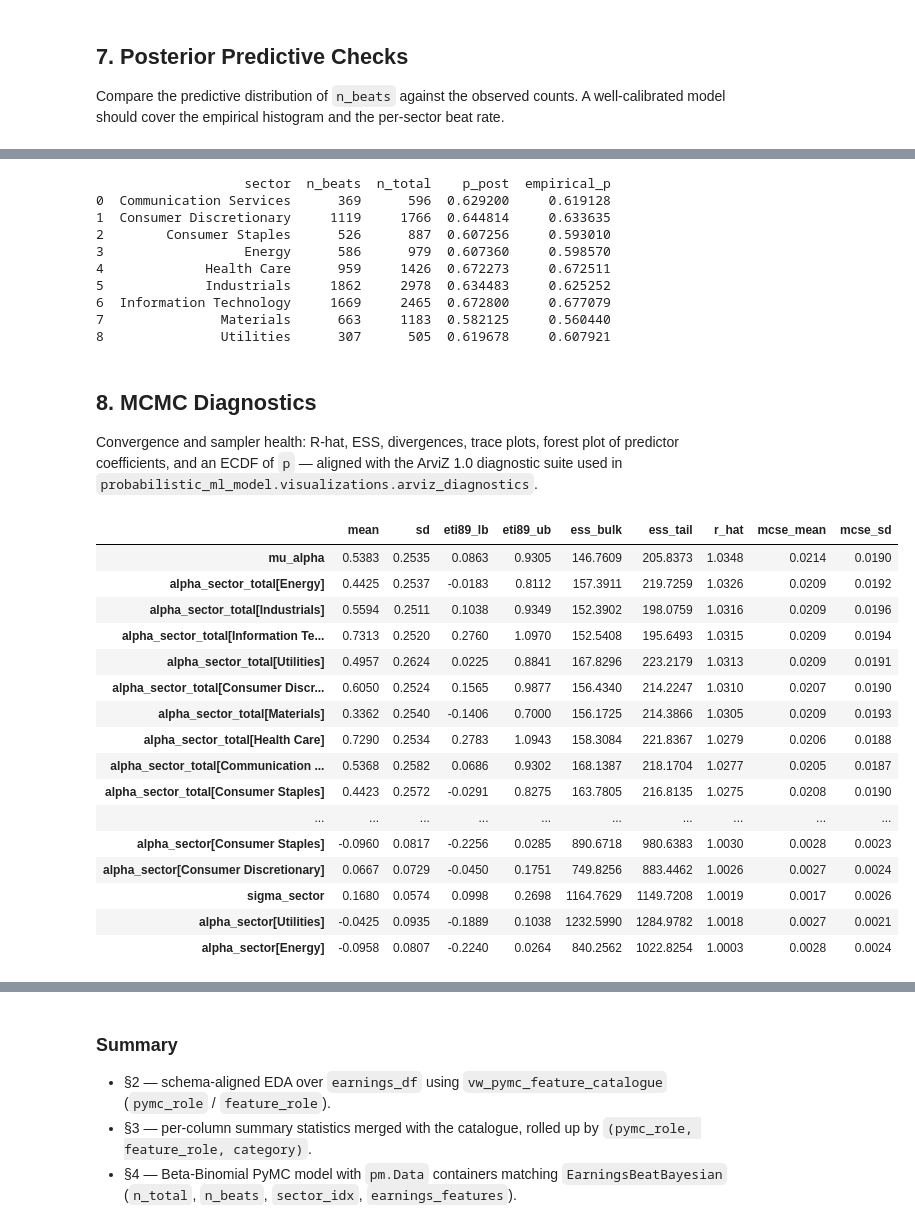
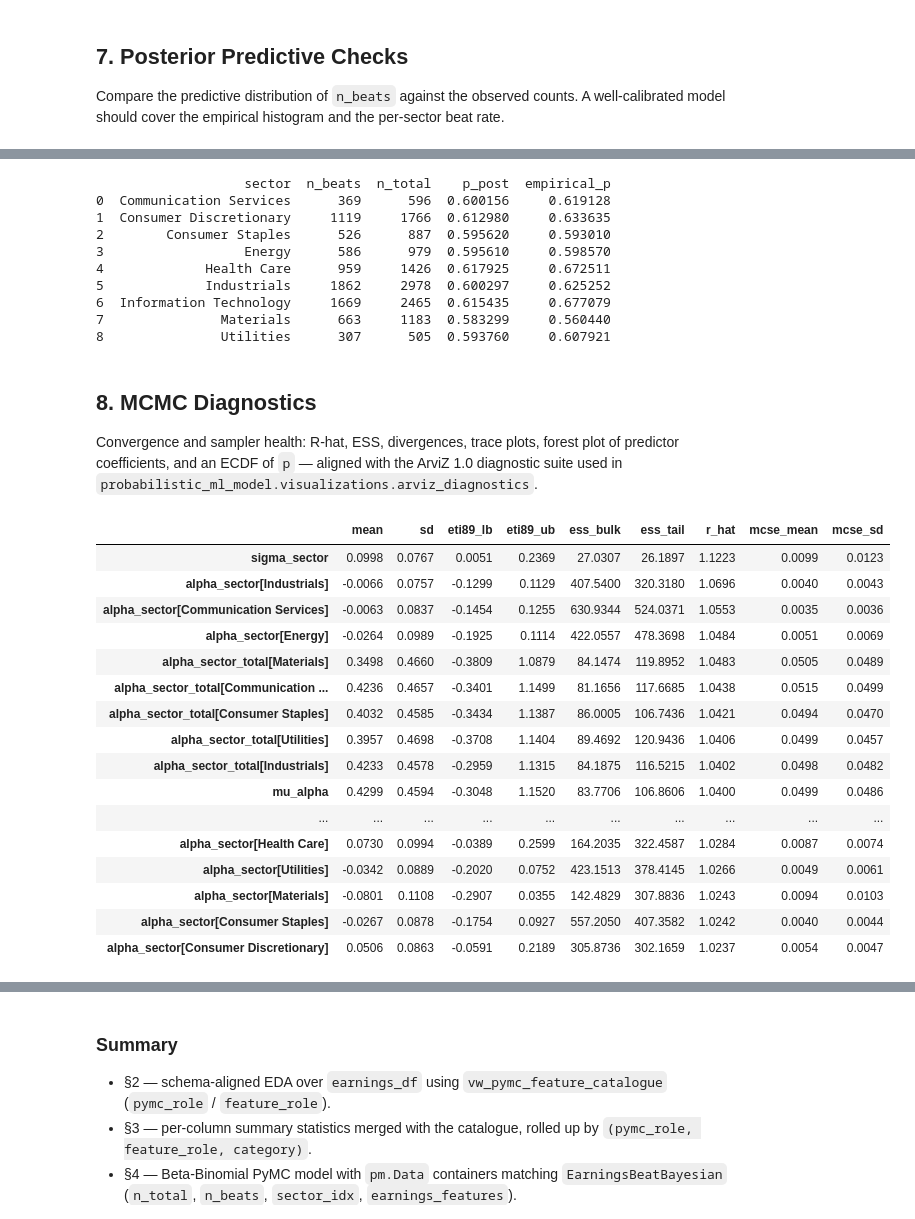
Before and after one commit to Kabenge42/PML_Finance_Project, a Jupyter notebook: pymc_earnings_beat.ipynb, the cells around one changed output, grey strips where cells are left out. Drawn from its saved outputs; the diff is of its cells as text; code cells hidden in the pictures.

```diff
--- a/pymc_earnings_beat.ipynb
+++ b/pymc_earnings_beat.ipynb
@@ -202,7 +202,8 @@ for col in COORD_COLS:
     fig, ax = plt.subplots(figsize=(8, max(3, 0.3 * len(counts))))
     counts.sort_values().plot.barh(ax=ax)
     ax.set_title(f'Top categories — {col}')
-    plt.tight_layout(); plt.show()
+    plt.tight_layout();
+    plt.show()
 # %% [output]
 [figure]
 [figure]
@@ -461,7 +464,7 @@ Selected predictors (8): ['feat_rev_gaap_gap_3m', 'feat_rev_1w', 'feat_rev_1m',
 # Build the coords dict from all categorical columns exposed by
 # pml.mv_pymc_earnings_beat (DDL: region, country, trading_country, exchange,
 # unit, style_class, size_class, sector, industry, feat_next_earnings_status).
-GROUP_EFFECTS = [c for c in ('sector', 'size_class', 'style_class') if c in CATEGORICAL_COORDS]
+GROUP_EFFECTS = [c for c in ('region', 'sector', 'industry', 'size_class', 'style_class') if c in CATEGORICAL_COORDS]
 
 coords = {
     'isin': isin_labels,
@@ -544,12 +547,12 @@ assert X.shape[0] > 0, "No rows after filtering n_total>0"
 
 # Build integer index arrays for every categorical coord present in the MV
 fit_coord_uniques = {}
-fit_coord_idx     = {}
+fit_coord_idx = {}
 for col in CATEGORICAL_COORDS:
     labels = df_fit[col].fillna('Unknown').astype(str).values
     uniques, idx = np.unique(labels, return_inverse=True)
     fit_coord_uniques[col] = uniques
-    fit_coord_idx[col]     = idx.astype('int64')
+    fit_coord_idx[col] = idx.astype('int64')
 
 # Legacy alias for downstream cells
 sector_idx_arr = fit_coord_idx['sector']
@@ -566,7 +569,8 @@ coords = {"obs": np.arange(len(n_total_arr))}
 for _c in CATEGORICAL_COORDS:
     coords[_c] = fit_coord_uniques[_c]
 
-FIT_GROUP_EFFECTS = [c for c in ('sector', 'size_class', 'style_class') if c in CATEGORICAL_COORDS]
+FIT_GROUP_EFFECTS = [c for c in ('sector', 'industry', 'size_class', 'style_class', 'feat_next_earnings_status') if
+                     c in CATEGORICAL_COORDS]
 
 with pm.Model(coords=coords) as model:
     # Data containers (constants for sampling, mutable for posterior predictive).
@@ -589,7 +593,7 @@ with pm.Model(coords=coords) as model:
     fit_group_effects = {}
     for col in FIT_GROUP_EFFECTS:
         sigma_g = pm.HalfNormal(f"sigma_{col}", sigma=1.0)
-        eff     = pm.Normal(f"alpha_{col}", mu=0.0, sigma=sigma_g, dims=col)
+        eff = pm.Normal(f"alpha_{col}", mu=0.0, sigma=sigma_g, dims=col)
         fit_group_effects[col] = eff
 
     # Back-compat: total sector intercept (global + sector partial pooling).
@@ -611,8 +615,10 @@ with pm.Model(coords=coords) as model:
     pm.Binomial("y_obs", n=n_total_data, p=p, observed=n_beats_data, dims="obs")
 
     idata = pm.sample(
+        chains=4,
         draws=500,
         tune=1000,
+        target_accept=0.95,
         random_seed=RANDOM_SEED,
         return_inferencedata=True,
     )
@@ -750,17 +758,16 @@ Sampling: [y_obs]
 [figure]
 # %%
 # 7.1 Posterior beat-rate by sector vs empirical
-import numpy as np
 import pandas as pd
 from scipy.special import expit
 
 # 1) Rebuild a full per-sector aggregation from df_fit (one row per sector, all 9)
 sector_agg = (
     df_fit.groupby('sector', as_index=False)
-          .agg(n_beats=('n_beats', 'sum'),
-               n_total=('n_total', 'sum'))
-          .sort_values('sector')
-          .reset_index(drop=True)
+    .agg(n_beats=('n_beats', 'sum'),
+         n_total=('n_total', 'sum'))
+    .sort_values('sector')
+    .reset_index(drop=True)
 )
 
 # 2) Get posterior mean p PER SECTOR (not per observation).
@@ -796,15 +803,15 @@ by_sector['empirical_p'] = by_sector['n_beats'] / by_sector['n_total']
 print(by_sector)
 # %% [output]
                    sector  n_beats  n_total    p_post  empirical_p
-0  Communication Services      369      596  0.629200     0.619128
-1  Consumer Discretionary     1119     1766  0.644814     0.633635
-2        Consumer Staples      526      887  0.607256     0.593010
-3                  Energy      586      979  0.607360     0.598570
-4             Health Care      959     1426  0.672273     0.672511
-5             Industrials     1862     2978  0.634483     0.625252
-6  Information Technology     1669     2465  0.672800     0.677079
-7               Materials      663     1183  0.582125     0.560440
-8               Utilities      307      505  0.619678     0.607921
+0  Communication Services      369      596  0.600156     0.619128
+1  Consumer Discretionary     1119     1766  0.612980     0.633635
+2        Consumer Staples      526      887  0.595620     0.593010
+3                  Energy      586      979  0.595610     0.598570
+4             Health Care      959     1426  0.617925     0.672511
+5             Industrials     1862     2978  0.600297     0.625252
+6  Information Technology     1669     2465  0.615435     0.677079
+7               Materials      663     1183  0.583299     0.560440
+8               Utilities      307      505  0.593760     0.607921
 # %% [markdown]
 ## 8. MCMC Diagnostics
 
@@ -815,50 +822,50 @@ Convergence and sampler health: R-hat, ESS, divergences, trace plots, forest plo
 # non-zero size. This guards against e.g. `beta` being declared with an empty
 # `earnings_feature` coord when no predictors were selected.
 posterior = idata.posterior
 requested = ['mu_alpha', 'sigma_sector', 'alpha_sector', 'alpha_sector_total']
 
 available, skipped = [], []
 for v in requested:
     if v not in posterior.data_vars:
         skipped.append((v, 'not in posterior'))
         continue
     da = posterior[v]
     # Sample dims are chain/draw — any other dim of size 0 makes summary fail.
     non_sample_sizes = [da.sizes[d] for d in da.dims if d not in ('chain', 'draw')]
     if any(s == 0 for s in non_sample_sizes):
         skipped.append((v, f'empty dim(s): {dict(da.sizes)}'))
         continue
     available.append(v)
 
 if skipped:
     print('Skipping variables:')
     for name, reason in skipped:
         print(f'  - {name}: {reason}')
 
 if not available:
     raise RuntimeError('No non-empty variables to summarise. '
                        'Check that the model actually has free parameters.')
 
 summary = az.summary(idata, var_names=available, round_to=4)
-summary.sort_values('r_hat', ascending=False).head(20)
+summary.sort_values('r_hat', ascending=False).head(50)
 # %% [output]
 |  | mean | sd | eti89_lb | eti89_ub | ess_bulk | ess_tail | r_hat | mcse_mean | mcse_sd |
-| mu_alpha | 0.5383 | 0.2535 | 0.0863 | 0.9305 | 146.7609 | 205.8373 | 1.0348 | 0.0214 | 0.0190 |
-| alpha_sector_total[Energy] | 0.4425 | 0.2537 | -0.0183 | 0.8112 | 157.3911 | 219.7259 | 1.0326 | 0.0209 | 0.0192 |
-| alpha_sector_total[Industrials] | 0.5594 | 0.2511 | 0.1038 | 0.9349 | 152.3902 | 198.0759 | 1.0316 | 0.0209 | 0.0196 |
-| alpha_sector_total[Information Te... | 0.7313 | 0.2520 | 0.2760 | 1.0970 | 152.5408 | 195.6493 | 1.0315 | 0.0209 | 0.0194 |
-| alpha_sector_total[Utilities] | 0.4957 | 0.2624 | 0.0225 | 0.8841 | 167.8296 | 223.2179 | 1.0313 | 0.0209 | 0.0191 |
-| alpha_sector_total[Consumer Discr... | 0.6050 | 0.2524 | 0.1565 | 0.9877 | 156.4340 | 214.2247 | 1.0310 | 0.0207 | 0.0190 |
-| alpha_sector_total[Materials] | 0.3362 | 0.2540 | -0.1406 | 0.7000 | 156.1725 | 214.3866 | 1.0305 | 0.0209 | 0.0193 |
-| alpha_sector_total[Health Care] | 0.7290 | 0.2534 | 0.2783 | 1.0943 | 158.3084 | 221.8367 | 1.0279 | 0.0206 | 0.0188 |
-| alpha_sector_total[Communication ... | 0.5368 | 0.2582 | 0.0686 | 0.9302 | 168.1387 | 218.1704 | 1.0277 | 0.0205 | 0.0187 |
-| alpha_sector_total[Consumer Staples] | 0.4423 | 0.2572 | -0.0291 | 0.8275 | 163.7805 | 216.8135 | 1.0275 | 0.0208 | 0.0190 |
+| sigma_sector | 0.0998 | 0.0767 | 0.0051 | 0.2369 | 27.0307 | 26.1897 | 1.1223 | 0.0099 | 0.0123 |
+| alpha_sector[Industrials] | -0.0066 | 0.0757 | -0.1299 | 0.1129 | 407.5400 | 320.3180 | 1.0696 | 0.0040 | 0.0043 |
+| alpha_sector[Communication Services] | -0.0063 | 0.0837 | -0.1454 | 0.1255 | 630.9344 | 524.0371 | 1.0553 | 0.0035 | 0.0036 |
+| alpha_sector[Energy] | -0.0264 | 0.0989 | -0.1925 | 0.1114 | 422.0557 | 478.3698 | 1.0484 | 0.0051 | 0.0069 |
+| alpha_sector_total[Materials] | 0.3498 | 0.4660 | -0.3809 | 1.0879 | 84.1474 | 119.8952 | 1.0483 | 0.0505 | 0.0489 |
+| alpha_sector_total[Communication ... | 0.4236 | 0.4657 | -0.3401 | 1.1499 | 81.1656 | 117.6685 | 1.0438 | 0.0515 | 0.0499 |
+| alpha_sector_total[Consumer Staples] | 0.4032 | 0.4585 | -0.3434 | 1.1387 | 86.0005 | 106.7436 | 1.0421 | 0.0494 | 0.0470 |
+| alpha_sector_total[Utilities] | 0.3957 | 0.4698 | -0.3708 | 1.1404 | 89.4692 | 120.9436 | 1.0406 | 0.0499 | 0.0457 |
+| alpha_sector_total[Industrials] | 0.4233 | 0.4578 | -0.2959 | 1.1315 | 84.1875 | 116.5215 | 1.0402 | 0.0498 | 0.0482 |
+| mu_alpha | 0.4299 | 0.4594 | -0.3048 | 1.1520 | 83.7706 | 106.8606 | 1.0400 | 0.0499 | 0.0486 |
 | ... | ... | ... | ... | ... | ... | ... | ... | ... | ... |
-| alpha_sector[Consumer Staples] | -0.0960 | 0.0817 | -0.2256 | 0.0285 | 890.6718 | 980.6383 | 1.0030 | 0.0028 | 0.0023 |
-| alpha_sector[Consumer Discretionary] | 0.0667 | 0.0729 | -0.0450 | 0.1751 | 749.8256 | 883.4462 | 1.0026 | 0.0027 | 0.0024 |
-| sigma_sector | 0.1680 | 0.0574 | 0.0998 | 0.2698 | 1164.7629 | 1149.7208 | 1.0019 | 0.0017 | 0.0026 |
-| alpha_sector[Utilities] | -0.0425 | 0.0935 | -0.1889 | 0.1038 | 1232.5990 | 1284.9782 | 1.0018 | 0.0027 | 0.0021 |
-| alpha_sector[Energy] | -0.0958 | 0.0807 | -0.2240 | 0.0264 | 840.2562 | 1022.8254 | 1.0003 | 0.0028 | 0.0024 |
+| alpha_sector[Health Care] | 0.0730 | 0.0994 | -0.0389 | 0.2599 | 164.2035 | 322.4587 | 1.0284 | 0.0087 | 0.0074 |
+| alpha_sector[Utilities] | -0.0342 | 0.0889 | -0.2020 | 0.0752 | 423.1513 | 378.4145 | 1.0266 | 0.0049 | 0.0061 |
+| alpha_sector[Materials] | -0.0801 | 0.1108 | -0.2907 | 0.0355 | 142.4829 | 307.8836 | 1.0243 | 0.0094 | 0.0103 |
+| alpha_sector[Consumer Staples] | -0.0267 | 0.0878 | -0.1754 | 0.0927 | 557.2050 | 407.3582 | 1.0242 | 0.0040 | 0.0044 |
+| alpha_sector[Consumer Discretionary] | 0.0506 | 0.0863 | -0.0591 | 0.2189 | 305.8736 | 302.1659 | 1.0237 | 0.0054 | 0.0047 |
 # %%
 # 8.2 Divergences and sampler stats
 n_div = int(idata.sample_stats['diverging'].sum())
```
Also changed, not shown: parts of 16 cells of this notebook, 43 other files.
